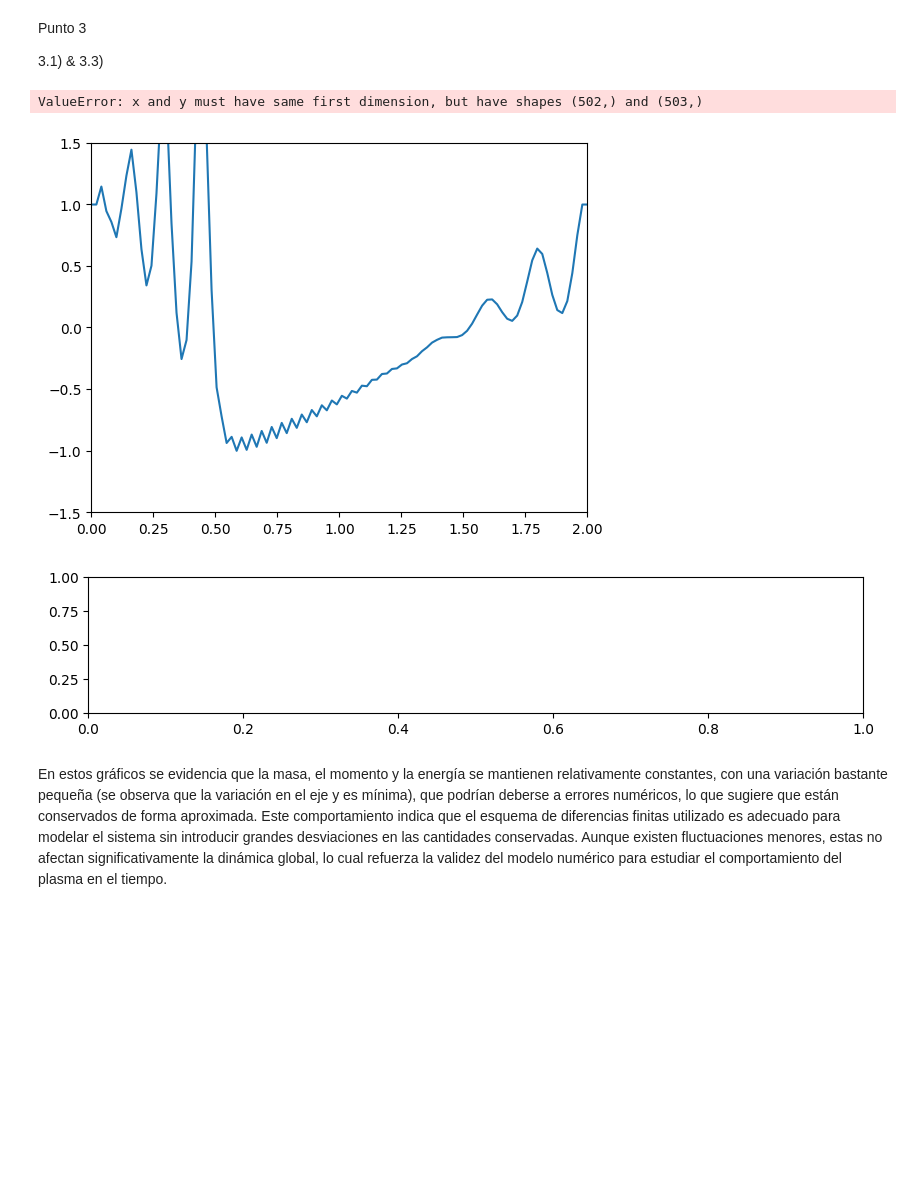
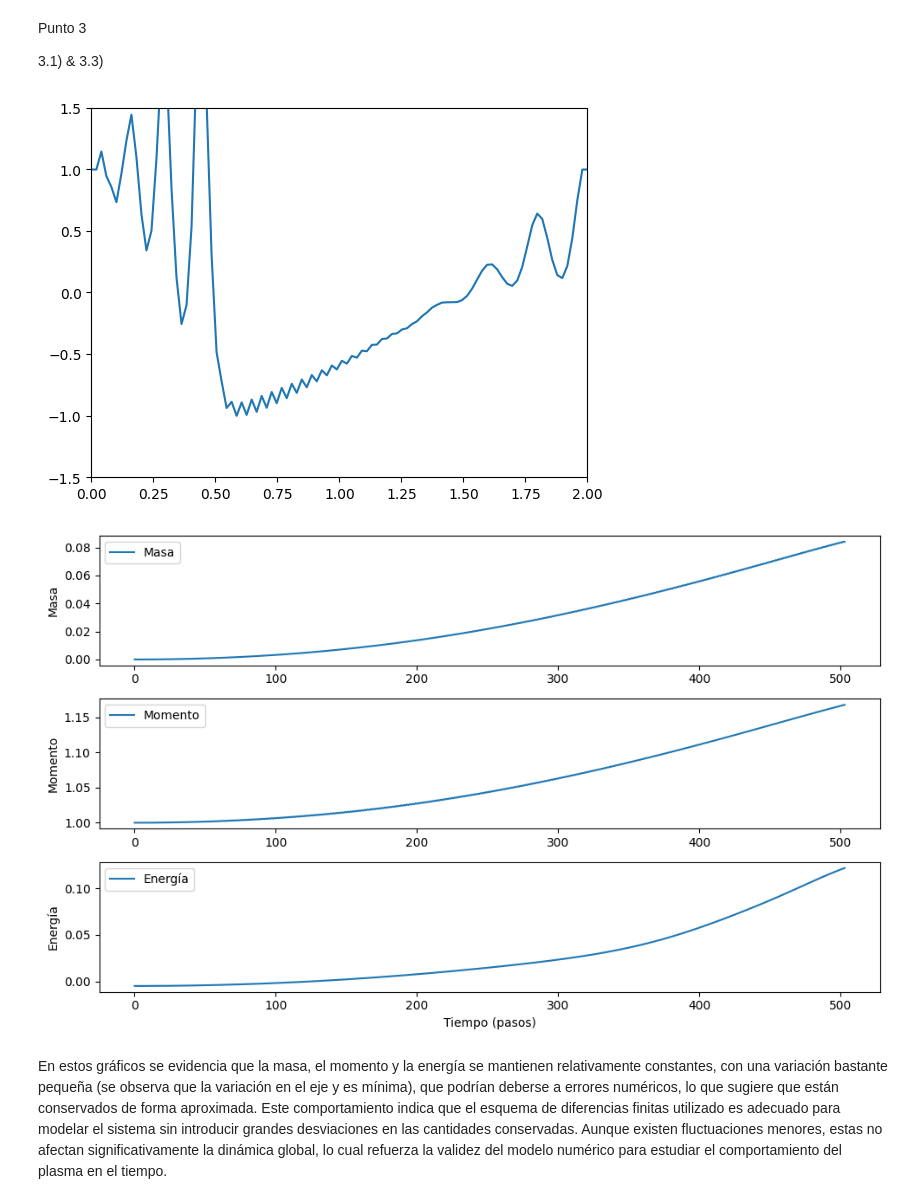
Before and after one commit to CatalinaFlorez/Metodos-Computacionales-2---Borrero-Florez, a Jupyter notebook: Taller_4/Taller 4.ipynb, the cells around one changed output. Drawn from its saved outputs; the diff is of its cells as text; code cells hidden in the pictures; blank space fills up the shorter version.

```diff
--- a/Taller_4/Taller 4.ipynb
+++ b/Taller_4/Taller 4.ipynb
@@ -203,6 +203,12 @@ Punto 3
 
 3.1) & 3.3)
 # %%
+import numpy as np
+import matplotlib.pyplot as plt
+from matplotlib.animation import FuncAnimation
+from scipy.integrate import trapezoid  # Importar trapezoid de scipy
+
+# Parámetros iniciales
 alpha = 0.022
 L = 2.0
 N = 100
@@ -210,16 +216,18 @@ dx = L / N
 x = np.linspace(0, L, N)
 dt = 0.001
 steps = 500
-delta = 1
 
+# Estado inicial
 psi_j = np.cos(np.pi * x)
 psi_j_menos_1 = np.copy(psi_j)
 
+# Función para aplicar condiciones de frontera periódicas
 def condiciones_periodicas(u):
     u[0] = u[-2]
     u[-1] = u[1]
     return u
 
+# Función para evolucionar el sistema en el tiempo
 def evolucionar(psi_j, psi_j_menos_1, dt, dx, alpha):
     psi_sig = np.copy(psi_j)
 
@@ -230,73 +238,82 @@ def evolucionar(psi_j, psi_j_menos_1, dt, dx, alpha):
         term1 = (psi_j[i+1] + psi_j[i] + psi_j[i-1]) * (psi_j[i+1] - psi_j[i-1]) / (3 * h)
         term2 = (psi_j[i+2] - 2*psi_j[i+1] + 2*psi_j[i-1] - psi_j[i-2]) / (h**3)
         psi_sig[i] = psi_j_menos_1[i] - k * (term1 + alpha**2 * term2)
+
     psi_sig = condiciones_periodicas(psi_sig)
-
     return psi_sig
 
+# Configuración de la animación
 fig, ax = plt.subplots()
 line, = ax.plot(x, psi_j)
 ax.set_ylim(-1.5, 1.5)
 ax.set_xlim(0, L)
 
-
+# Funciones para calcular masa, momento y energía usando trapezoid
 def calcular_masa(psi):
-    return np.trapz(psi, x)
+    return trapezoid(psi, x)
 
 def calcular_momento(psi):
-    return np.trapz(psi**2, x)
+    return trapezoid(psi**2, x)
 
 def calcular_energia(psi, alpha, dx):
     dpsi_dx = np.gradient(psi, dx)
-    energia = np.trapz((1/3) * psi**3 - (alpha**2) * dpsi_dx**2, x)
+    energia = trapezoid((1/3) * psi**3 - (alpha**2) * dpsi_dx**2, x)
     return energia
 
-masas = []
-momentos = []
-energias = []
+# Listas para almacenar los valores de masa, momento y energía
+masas = [calcular_masa(psi_j)]
+momentos = [calcular_momento(psi_j)]
+energias = [calcular_energia(psi_j, alpha, dx)]
 
-
+# Función para actualizar la animación
 def update(frame):
     global psi_j, psi_j_menos_1
     psi_sig = evolucionar(psi_j, psi_j_menos_1, dt, dx, alpha)
     psi_j_menos_1 = np.copy(psi_j)
     psi_j = np.copy(psi_sig)
 
     masa = calcular_masa(psi_j)
     momento = calcular_momento(psi_j)
     energia = calcular_energia(psi_j, alpha, dx)
 
     masas.append(masa)
     momentos.append(momento)
     energias.append(energia)
 
     line.set_ydata(psi_j)
     return line,
 
+# Animación de la evolución temporal
 anim = FuncAnimation(fig, update, frames=steps, interval=50, blit=True)
 anim.save('3.simulacion_kdv_correcta.gif', writer='ffmpeg', fps=30)
-#anim.save('3.simulacion_kdv_correcta.gif', writer='imagemagick', fps=30)
 
-#anim = FuncAnimation(fig, update, frames=steps, interval=50, blit=True)
-#anim.save('B.simulacion_kdv_correcta.gif', writer='ffmpeg', fps=30)
+# Gráficas de masa, momento y energía en función del tiempo
+plt.figure(figsize=(10, 6))
 
-plt.figure(figsize=(10, 6))
+# Gráfico de la masa
 plt.subplot(3, 1, 1)
-plt.plot(range(steps+2), masas, label='Masa')
+plt.plot(range(len(masas)), masas, label='Masa')
 plt.ylabel('Masa')
+plt.legend()
+
+# Gráfico del momento
 plt.subplot(3, 1, 2)
-plt.plot(range(steps+2), momentos, label='Momento')
+plt.plot(range(len(momentos)), momentos, label='Momento')
 plt.ylabel('Momento')
+plt.legend()
+
+# Gráfico de la energía
 plt.subplot(3, 1, 3)
-plt.plot(range(steps+2), energias, label='Energía')
+plt.plot(range(len(energias)), energias, label='Energía')
 plt.ylabel('Energía')
 plt.xlabel('Tiempo (pasos)')
+plt.legend()
+
 plt.tight_layout()
 plt.show()
 # %% [output]
-ValueError: x and y must have same first dimension, but have shapes (502,) and (503,)
 [figure]
-[figure, old version]
+[figure, new version]
 # %% [markdown]
 En estos gráficos se evidencia que la masa, el momento y la energía se mantienen relativamente constantes, con una variación bastante pequeña (se observa que la variación en el eje y es mínima), que podrían deberse a errores numéricos, lo que sugiere que están conservados de forma aproximada. Este comportamiento indica que el esquema de diferencias finitas utilizado es adecuado para modelar el sistema sin introducir grandes desviaciones en las cantidades conservadas. Aunque existen fluctuaciones menores, estas no afectan significativamente la dinámica global, lo cual refuerza la validez del modelo numérico para estudiar el comportamiento del plasma en el tiempo.
 # %% [markdown]
```
Also changed, not shown: parts of 2 cells of this notebook, 1 other file.
